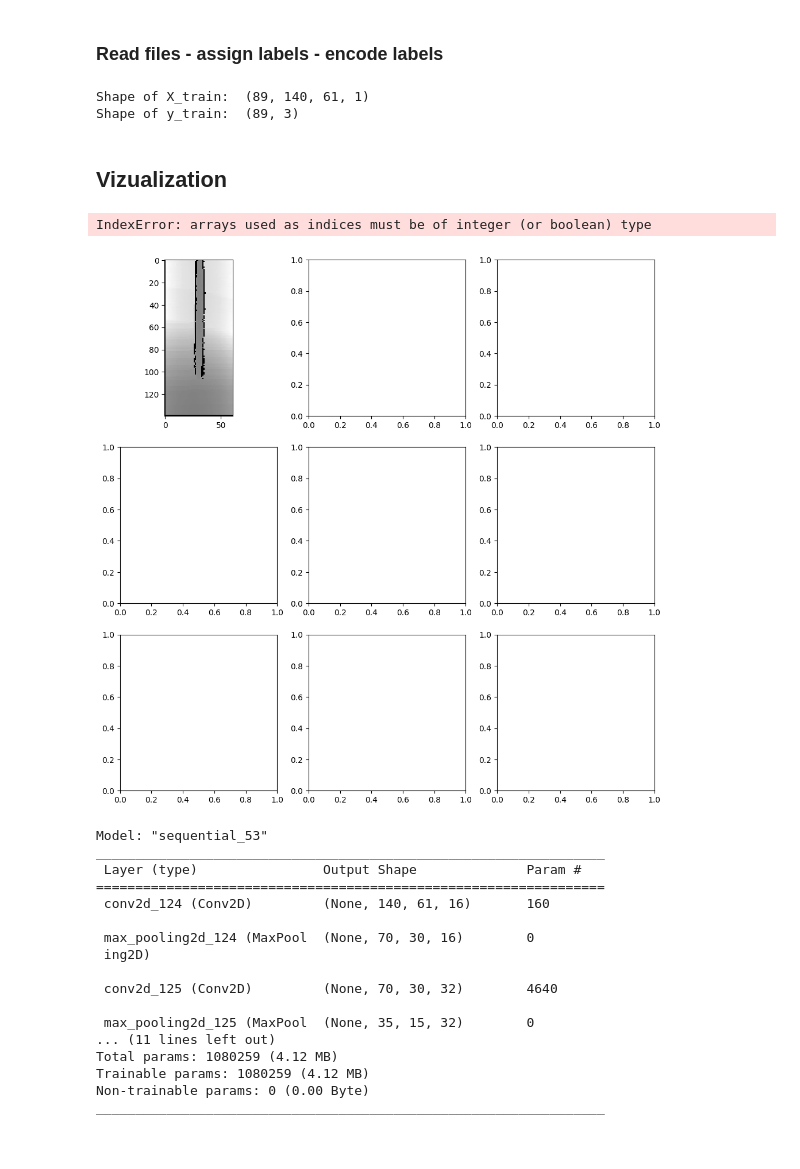
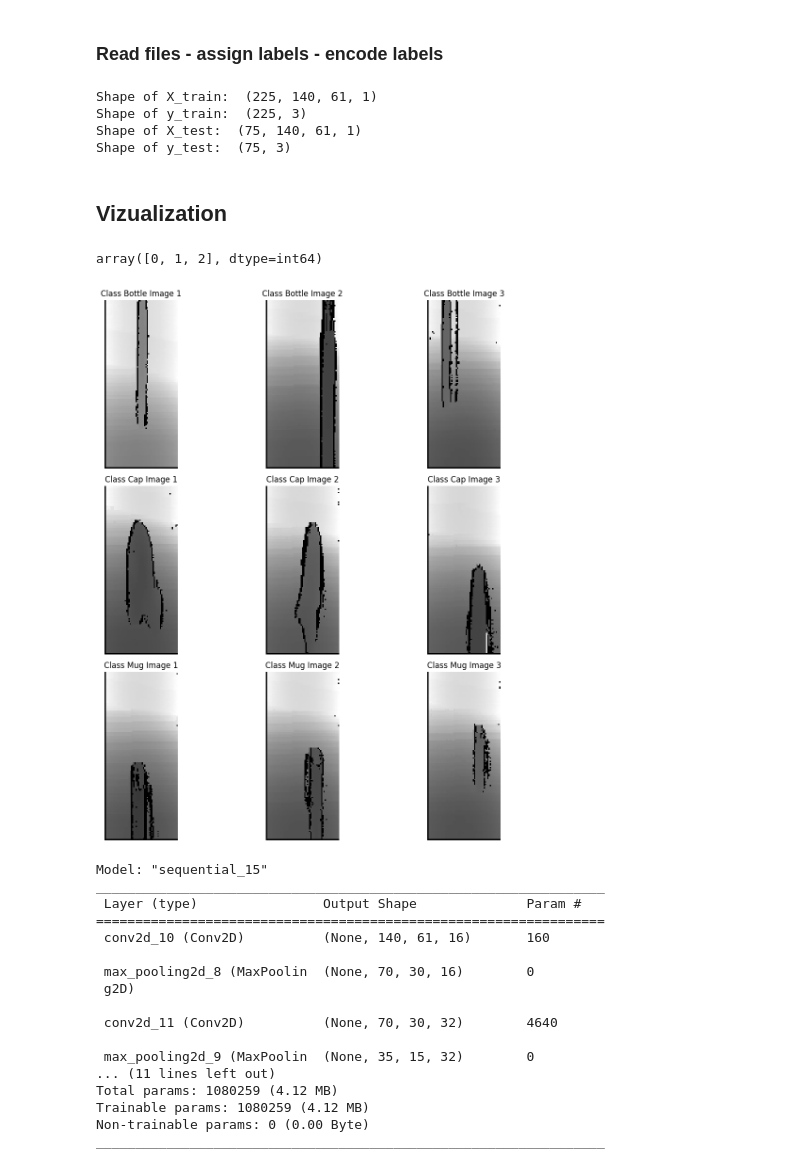
Before and after one commit to alexfrater/ASHLA, a Jupyter notebook: python/preprocessing.ipynb, the cells around one changed output. Drawn from its saved outputs; the diff is of its cells as text; code cells hidden in the pictures.

```diff
--- a/python/preprocessing.ipynb
+++ b/python/preprocessing.ipynb
@@ -29,8 +29,8 @@ def assign_label(file_name):
     # Assign labels based on the file name
     if 'bottle' in file_name: return 'Bottle'
     elif 'cap' in file_name: return 'Cap'
+    elif 'mug' in file_name: return 'Mug'
     elif 'wall' in file_name: return 'Wall'
-    elif 'shoe' in file_name: return 'Shoe'
     else: return 'Unknown'
 
 # List to store data along with their labels
@@ -43,7 +43,7 @@ for file_name in os.listdir(data_folder):
     file_path = os.path.join(data_folder, file_name)
 
     # Check if the file name is "shoe1.txt" and skip it
-    if file_name == 'shoe1.txt':
+    if 'wall' in file_name:
         continue
 
     if os.path.isfile(file_path):
@@ -69,13 +69,13 @@ normalized_data_labels = [(content/global_max, label) for content, label in data
 X, y = zip(*normalized_data_labels)
 # Initialize and fit the label encoder to convert labels into integers
 label_encoder = LabelEncoder()
-y_encoded = label_encoder.fit_transform(y)
-y_encoded = to_categorical(y_encoded)
+y_integers = label_encoder.fit_transform(y)
+y_encoded = to_categorical(y_integers)
 
 # Shuffle the data and labels together to maintain correspondence
 X_shuffled, y_shuffled = shuffle(X, y_encoded, random_state=42)### Split the dataset into training and test sets
 
-X_train, X_test, y_train, y_test = train_test_split(X_shuffled, y_shuffled, test_size=0.2, random_state=42)
+X_train, X_test, y_train, y_test = train_test_split(X_shuffled, y_shuffled, test_size=0.25, random_state=42)
 
 # Convert to numpy arrays
 X_train = np.array(X_train)
@@ -86,39 +86,46 @@ y_test = np.array(y_test)
 # Print the sizes of the training and test sets
 print("Shape of X_train: ", X_train.shape)
 print("Shape of y_train: ", y_train.shape)
+print("Shape of X_test: ", X_test.shape)
+print("Shape of y_test: ", y_test.shape)
 # %% [output]
-Shape of X_train:  (89, 140, 61, 1)
-Shape of y_train:  (89, 3)
+Shape of X_train:  (225, 140, 61, 1)
+Shape of y_train:  (225, 3)
+Shape of X_test:  (75, 140, 61, 1)
+Shape of y_test:  (75, 3)
 # %% [markdown]
 ## Vizualization
+# %%
+unique_classes
+# %% [output]
+array([0, 1, 2], dtype=int64)
 # %%
 import matplotlib.pyplot as plt
 import numpy as np
 
 # Assuming 'X' is your images array and 'y_encoded' are your numerically encoded labels
-unique_classes = np.unique(y_encoded)
+unique_classes = np.unique(y_integers)
 fig, axes = plt.subplots(3, 3, figsize=(12, 12))  # Set up a 3x3 grid
 axes = axes.flatten()  # Flatten the axes array for easier use
 
 for i, cls in enumerate(unique_classes):
-    cls_indices = np.where(y_encoded == cls)[0][:3]  # Get first 3 indices of each class
+    cls_indices = np.where(y_integers == cls)[0][:3]  # Get first 3 indices of each class
     for j, idx in enumerate(cls_indices):
         if i*3+j >= 9:  # Stop after filling the 3x3 grid
             break
         image = X[idx]  # Replace this with actual image fetching logic
         # Preprocess the image as needed
         clipped_array = np.clip(image, None, 1000)
         flipped_array = np.flipud(clipped_array)
 
         axes[i*3+j].imshow(flipped_array, cmap='gray', interpolation='nearest')
         axes[i*3+j].set_title(f'Class {label_encoder.inverse_transform([cls])[0]} Image {j+1}')
         axes[i*3+j].axis('off')  # Hide axis ticks
 
 plt.tight_layout()
 plt.show()
 # %% [output]
-IndexError: arrays used as indices must be of integer (or boolean) type
-[figure, old version]
+[figure, new version]
 # %%
 from keras.models import Sequential
 from keras.layers import Conv2D, MaxPooling2D, Flatten, Dense, Dropout
@@ -140,25 +147,25 @@ def get_model():
     ])
 
     model.compile(optimizer='adam', loss='categorical_crossentropy', metrics=['accuracy'])
-    #model.summary()
 
     return model
 
 #fit(X_train, y_train, validation_data=(X_test, y_test), epochs=10, batch_size=32, verbose=1)
-get_model().summary()
+model_simple = get_model()
+model_simple.summary()
 # %% [output]
-Model: "sequential_53"
+Model: "sequential_15"
 _________________________________________________________________
  Layer (type)                Output Shape              Param #
 =================================================================
- conv2d_124 (Conv2D)         (None, 140, 61, 16)       160
+ conv2d_10 (Conv2D)          (None, 140, 61, 16)       160
 
- max_pooling2d_124 (MaxPool  (None, 70, 30, 16)        0
- ing2D)
+ max_pooling2d_8 (MaxPoolin  (None, 70, 30, 16)        0
+ g2D)
 
- conv2d_125 (Conv2D)         (None, 70, 30, 32)        4640
+ conv2d_11 (Conv2D)          (None, 70, 30, 32)        4640
 
- max_pooling2d_125 (MaxPool  (None, 35, 15, 32)        0
+ max_pooling2d_9 (MaxPoolin  (None, 35, 15, 32)        0
 ... (11 lines left out)
 Total params: 1080259 (4.12 MB)
 Trainable params: 1080259 (4.12 MB)
```
Also changed, not shown: parts of 14 cells of this notebook, 6 other files.
